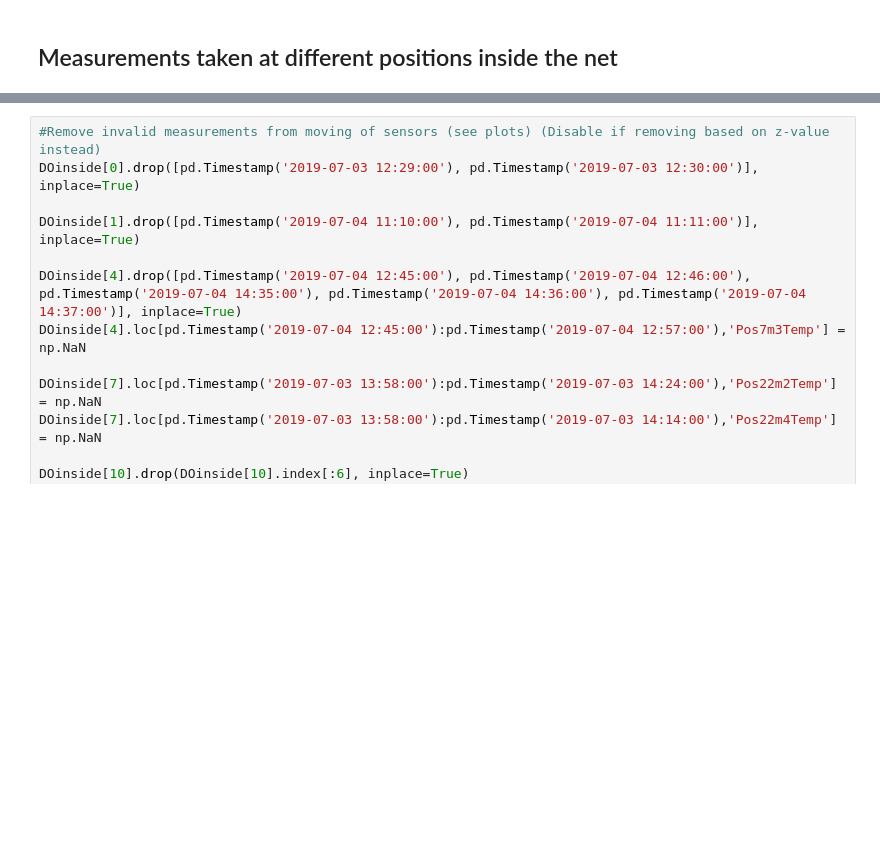
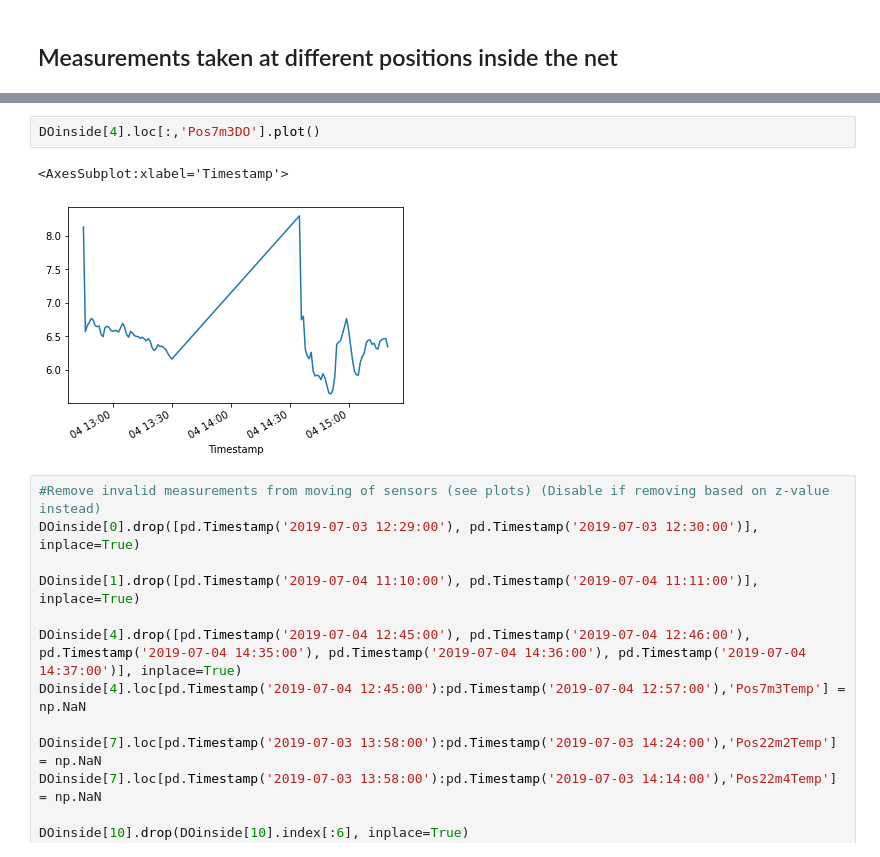
Before and after one commit to larsmmo/Master, a Jupyter notebook: createCSV.ipynb, the cells around one changed output, grey strips where cells are left out. Saved outputs shown, nothing was run; the diff lists cells and outputs as text; blank space fills up the shorter version.

```diff
--- a/createCSV.ipynb
+++ b/createCSV.ipynb
@@ -60,3 +65,8 @@ for key, frame in DOinside.items():
+# %%
+DOinside[4].loc[:,'Pos7m3DO'].plot()
+# %% [output]
+<AxesSubplot:xlabel='Timestamp'>
+[figure, added]
 # %%
 #Remove invalid measurements from moving of sensors (see plots) (Disable if removing based on z-value instead)
 DOinside[0].drop([pd.Timestamp('2019-07-03 12:29:00'), pd.Timestamp('2019-07-03 12:30:00')], inplace=True)
```
Also changed, not shown: parts of 13 cells of this notebook, 5 other files.
